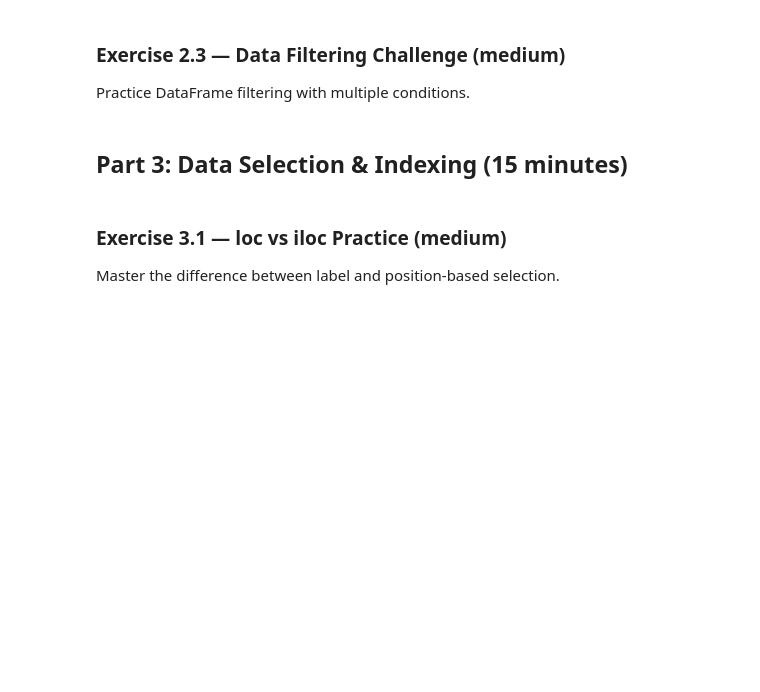
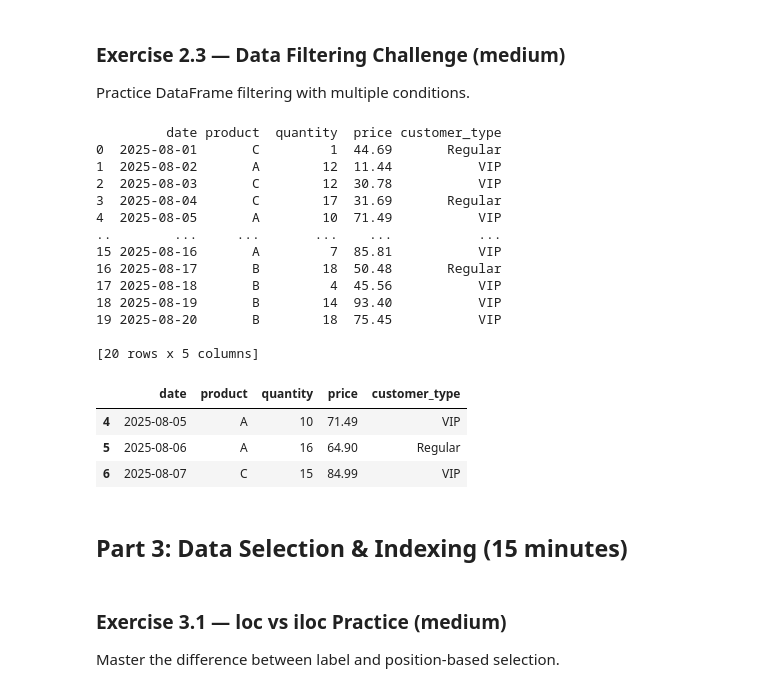
Before and after one commit to jessicapaes/aitechinstitute-jesspaes, a Jupyter notebook: week_1/notebooks/01a_lab_pandas_basics.ipynb, the cells around one changed output. Drawn from its saved outputs; the diff is of its cells as text; code cells hidden in the pictures; blank space fills up the shorter version.

```diff
--- a/week_1/notebooks/01a_lab_pandas_basics.ipynb
+++ b/week_1/notebooks/01a_lab_pandas_basics.ipynb
@@ -123,19 +253,46 @@ Practice DataFrame filtering with multiple conditions.
 # %%
 # Create sales data
 np.random.seed(42)
 sales_data = pd.DataFrame({
     'date': pd.date_range('2025-08-01', periods=20),
     'product': np.random.choice(['A', 'B', 'C'], 20),
     'quantity': np.random.randint(1, 20, 20),
     'price': np.random.uniform(10, 100, 20).round(2),
     'customer_type': np.random.choice(['Regular', 'VIP'], 20)
 })
 
 # TODO: Find:
+print(sales_data)
+
 # 1. All VIP customer purchases
+sales_data[sales_data['customer_type'] == 'VIP']
+
 # 2. Product A sales with quantity > 10
+sales_data[(sales_data['product'] == 'A') & (sales_data['quantity'] > 10)]
+
 # 3. Sales between Aug 5-10 with price > 50
-# Your code here:
+sales_data[(sales_data['date'] >= '2025-08-05') &
+           (sales_data['date'] <= '2025-08-10') &
+           (sales_data['price'] > 50)]
+# %% [output]
+         date product  quantity  price customer_type
+0  2025-08-01       C         1  44.69       Regular
+1  2025-08-02       A        12  11.44           VIP
+2  2025-08-03       C        12  30.78           VIP
+3  2025-08-04       C        17  31.69       Regular
+4  2025-08-05       A        10  71.49           VIP
+..        ...     ...       ...    ...           ...
+15 2025-08-16       A         7  85.81           VIP
+16 2025-08-17       B        18  50.48       Regular
+17 2025-08-18       B         4  45.56           VIP
+18 2025-08-19       B        14  93.40           VIP
+19 2025-08-20       B        18  75.45           VIP
+
+[20 rows x 5 columns]
+|  | date | product | quantity | price | customer_type |
+| 4 | 2025-08-05 | A | 10 | 71.49 | VIP |
+| 5 | 2025-08-06 | A | 16 | 64.90 | Regular |
+| 6 | 2025-08-07 | C | 15 | 84.99 | VIP |
 # %% [markdown]
 ## Part 3: Data Selection & Indexing (15 minutes)
 # %% [markdown]
```
Also changed, not shown: parts of 13 cells of this notebook.
